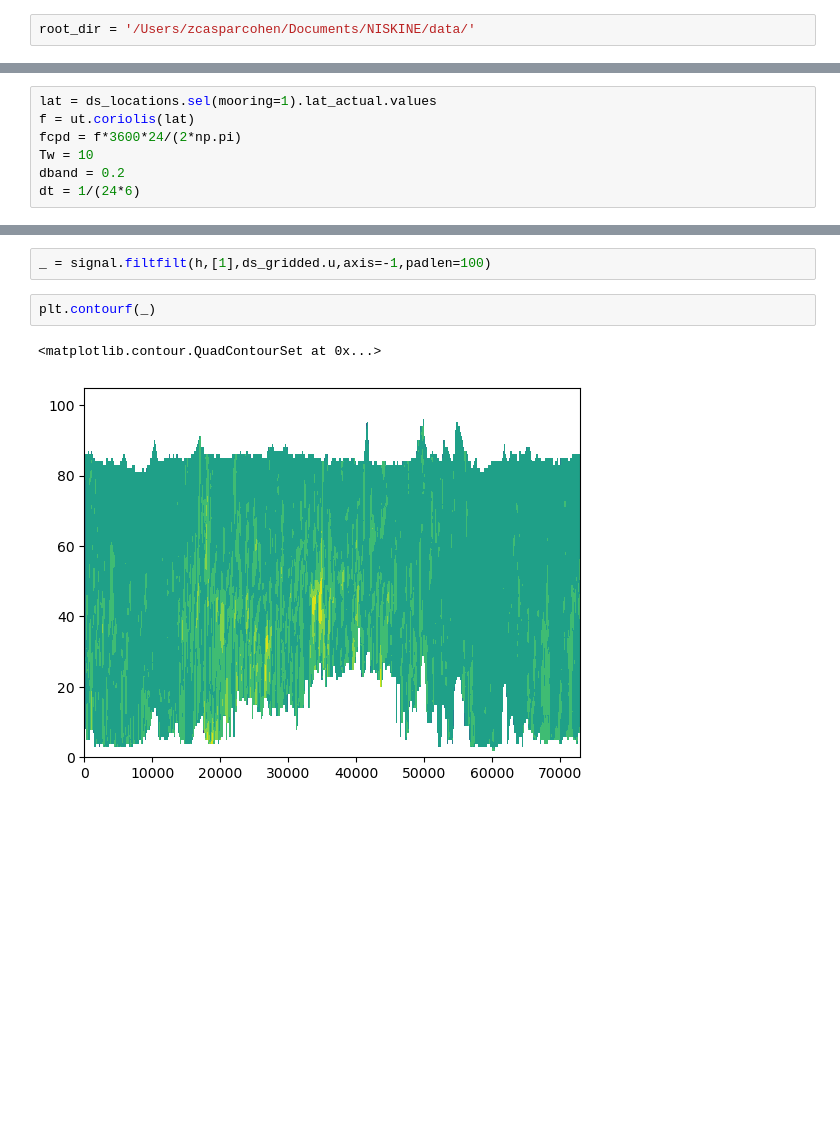
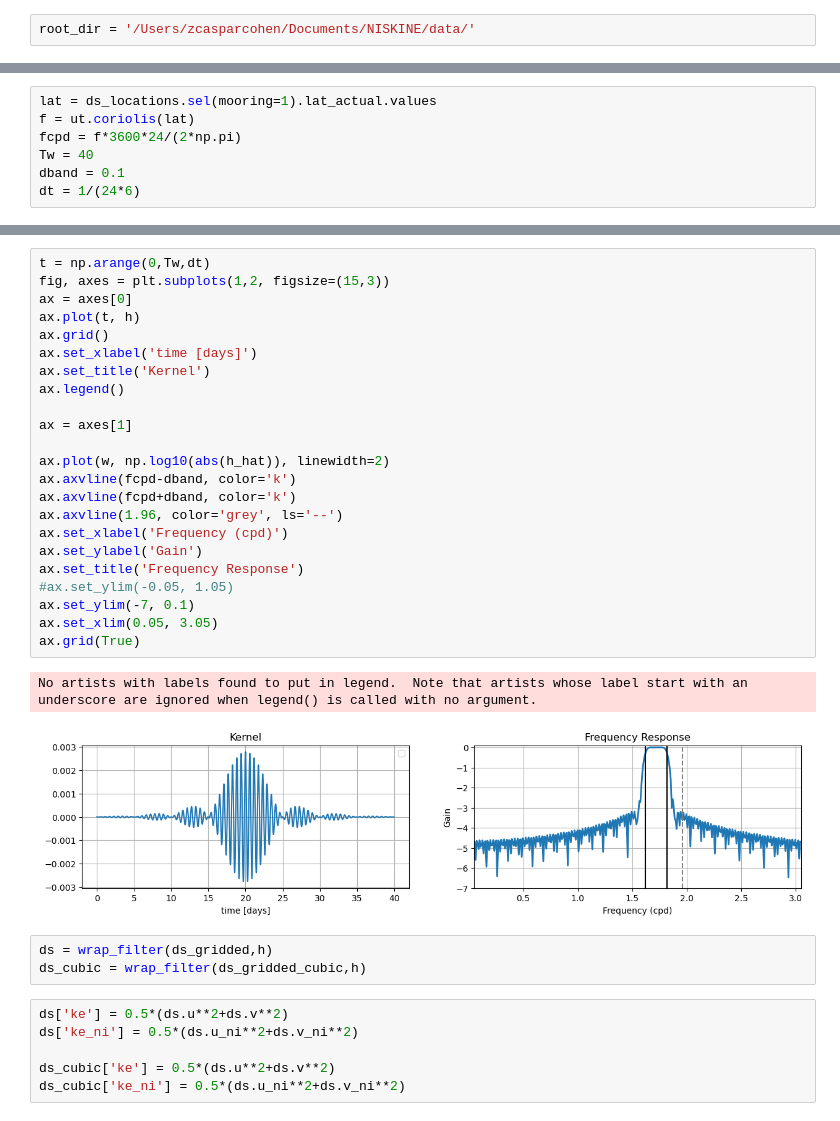
Before and after one commit to zcasparco/NIW, a Jupyter notebook: Data_overview/Filtering.ipynb, the cells around one changed output, grey strips where cells are left out. Cells and saved outputs as stored; diff of their text form; blank space fills up the shorter version.

```diff
--- a/Data_overview/Filtering.ipynb
+++ b/Data_overview/Filtering.ipynb
@@ -46,8 +61,8 @@ ds_gridded = xr.open_dataset(root_dir+'gridded/'+mooring+'_gridded_simple_merge_
 lat = ds_locations.sel(mooring=1).lat_actual.values
 f = ut.coriolis(lat)
 fcpd = f*3600*24/(2*np.pi)
-Tw = 10
-dband = 0.2
+Tw = 40
+dband = 0.1
 dt = 1/(24*6)
 # %%
 #om,Tw,dband,V = omega,Tw,dband,V #define parameters needed in wrap_filter
@@ -90,7 +71,35 @@ ds_filtered.plot(yincrease=False,vmax=0.04)
-# %%
-_ = signal.filtfilt(h,[1],ds_gridded.u,axis=-1,padlen=100)
-# %%
-plt.contourf(_)
-# %% [output]
-<matplotlib.contour.QuadContourSet at 0x...>
-[figure, removed]
+# %%
+t = np.arange(0,Tw,dt)
+fig, axes = plt.subplots(1,2, figsize=(15,3))
+ax = axes[0]
+ax.plot(t, h)
+ax.grid()
+ax.set_xlabel('time [days]')
+ax.set_title('Kernel')
+ax.legend()
+
+ax = axes[1]
+
+ax.plot(w, np.log10(abs(h_hat)), linewidth=2)
+ax.axvline(fcpd-dband, color='k')
+ax.axvline(fcpd+dband, color='k')
+ax.axvline(1.96, color='grey', ls='--')
+ax.set_xlabel('Frequency (cpd)')
+ax.set_ylabel('Gain')
+ax.set_title('Frequency Response')
+#ax.set_ylim(-0.05, 1.05)
+ax.set_ylim(-7, 0.1)
+ax.set_xlim(0.05, 3.05)
+ax.grid(True)
+# %% [output]
+No artists with labels found to put in legend.  Note that artists whose label start with an underscore are ignored when legend() is called with no argument.
+[figure, added]
+# %%
+ds = wrap_filter(ds_gridded,h)
+ds_cubic = wrap_filter(ds_gridded_cubic,h)
+# %%
+ds['ke'] = 0.5*(ds.u**2+ds.v**2)
+ds['ke_ni'] = 0.5*(ds.u_ni**2+ds.v_ni**2)
+
+ds_cubic['ke'] = 0.5*(ds.u**2+ds.v**2)
+ds_cubic['ke_ni'] = 0.5*(ds.u_ni**2+ds.v_ni**2)
```
Also changed, not shown: parts of 8 cells of this notebook, 11 other files.
